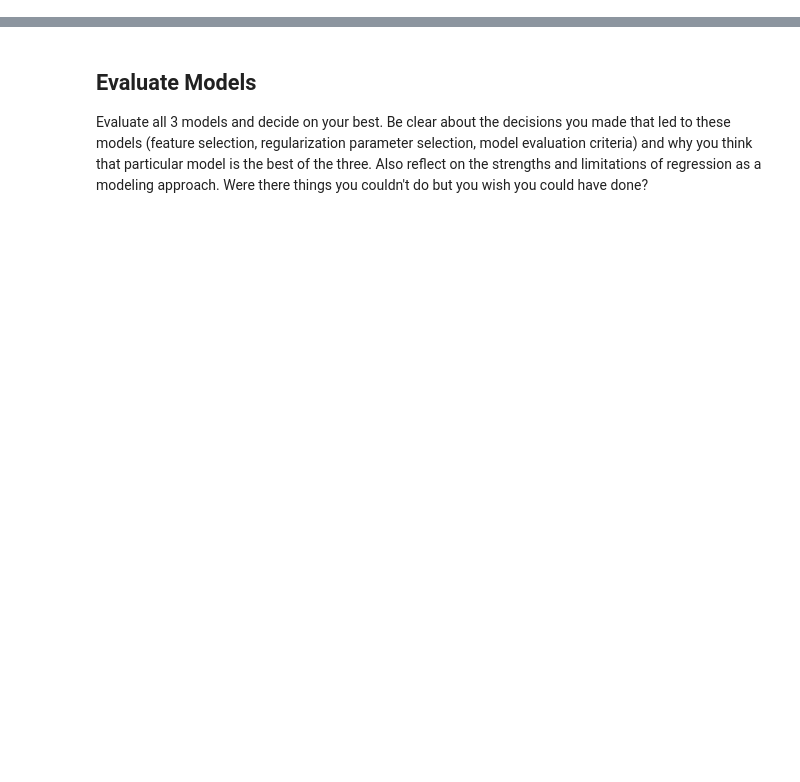
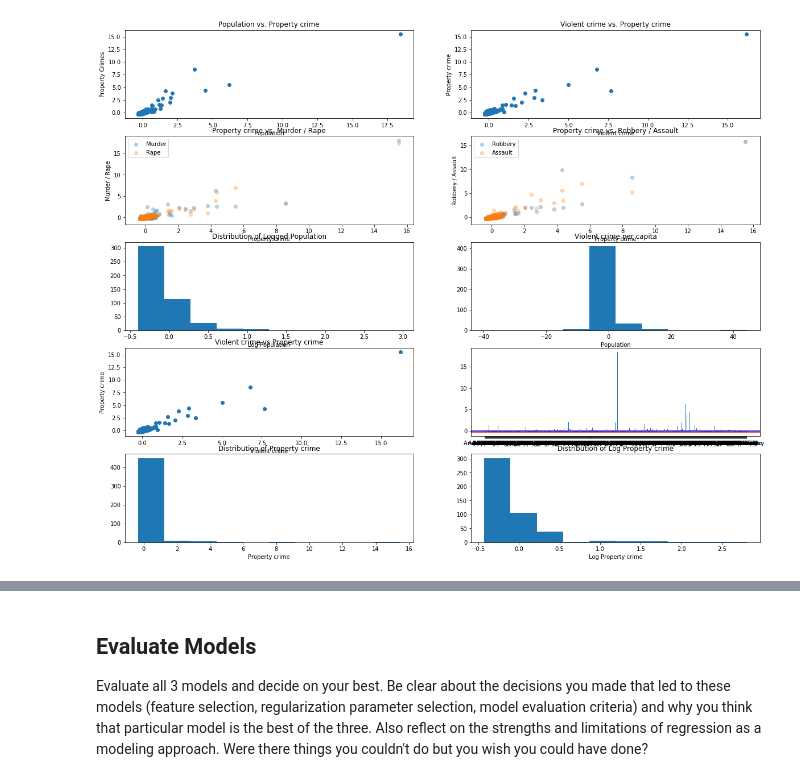
Before and after one commit to esthersweon/thinkful, a Jupyter notebook: main/unit_3/lesson_3_project_4.ipynb, the cells around one changed output, grey strips where cells are left out. Drawn from its saved outputs; the diff is of its cells as text; code cells hidden in the pictures; blank space fills up the shorter version.

```diff
--- a/main/unit_3/lesson_3_project_4.ipynb
+++ b/main/unit_3/lesson_3_project_4.ipynb
@@ -31,0 +91,72 @@ df.head()
+# %%
+cities_under_outlier_cutoff = df[df['Population'] < 100000]
+
+def display_relevant_plots(df):
+    plt.figure(figsize=(20,20))
+
+    plt.subplot(6, 2, 1)
+    plt.scatter(df['Population'], df['Property crime'])
+    plt.xlabel('Population')
+    plt.ylabel('Property Crimes')
+    plt.title('Population vs. Property crime')
+
+    plt.subplot(6, 2, 2)
+    plt.scatter(df['Violent crime'], df['Property crime'])
+    plt.xlabel('Violent crime')
+    plt.ylabel('Property crime')
+    plt.title('Violent crime vs. Property crime')
+
+    plt.subplot(6, 2, 3)
+    plt.scatter(df['Property crime'], df['Murder'], alpha=0.3)
+    plt.scatter(df['Property crime'], df['Rape'], alpha=0.3)
+    plt.xlabel('Property crime')
+    plt.ylabel('Murder / Rape')
+    plt.title('Property crime vs. Murder / Rape')
+    plt.legend(['Murder', 'Rape'])
+
+    plt.subplot(6, 2, 4)
+    plt.scatter(df['Property crime'], df['Robbery'], alpha=0.3)
+    plt.scatter(df['Property crime'], df['Assault'], alpha=0.3)
+    plt.xlabel('Property crime')
+    plt.ylabel('Robbery / Assault')
+    plt.title('Property crime vs. Robbery / Assault')
+    plt.legend(['Robbery', 'Assault'])
+
+    plt.subplot(6, 2, 5)
+    plt.hist(df['Log Population'])
+    plt.xlabel('Log Population')
+    plt.title('Distribution of Logged Population')
+
+    plt.subplot(6, 2, 6)
+    plt.hist(df['Violent crime'] / df['Population'])
+    plt.xlabel('Population')
+    plt.title('Violent crime per capita')
+
+    plt.subplot(6, 2, 7)
+    plt.scatter(df['Violent crime'], df['Property crime'])
+    plt.xlabel('Violent crime')
+    plt.ylabel('Property crime')
+    plt.title('Violent crime vs Property crime')
+
+    plt.subplot(6, 2, 8)
+    pop_cutoff_1 = df['Population'].quantile(0.25)
+    pop_cutoff_2 = df['Population'].quantile(0.75)
+    plt.axhline(y=pop_cutoff_1, color='r', linestyle='-')
+    plt.axhline(y=pop_cutoff_2, color='b', linestyle='-')
+    plt.bar(df.index, height=df['Population'])
+
+    plt.subplot(6, 2, 9)
+    plt.hist(df['Property crime'])
+    plt.xlabel('Property crime')
+    plt.title('Distribution of Property crime')
+
+    plt.subplot(6, 2, 10)
+    plt.hist(df['Log Property crime'])
+    plt.xlabel('Log Property crime')
+    plt.title('Distribution of Log Property crime')
+
+    plt.show()
+
+display_relevant_plots(cities_under_outlier_cutoff)
+# %% [output]
+[figure, added]
```
Also changed, not shown: parts of 17 cells of this notebook, 3 other files.
